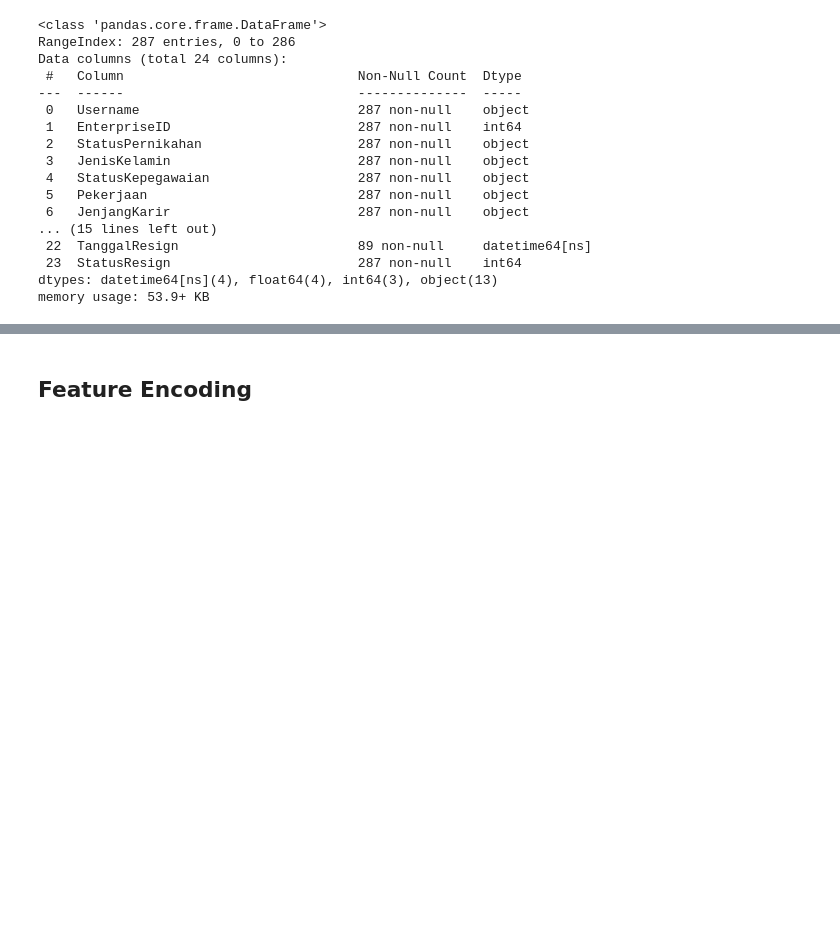
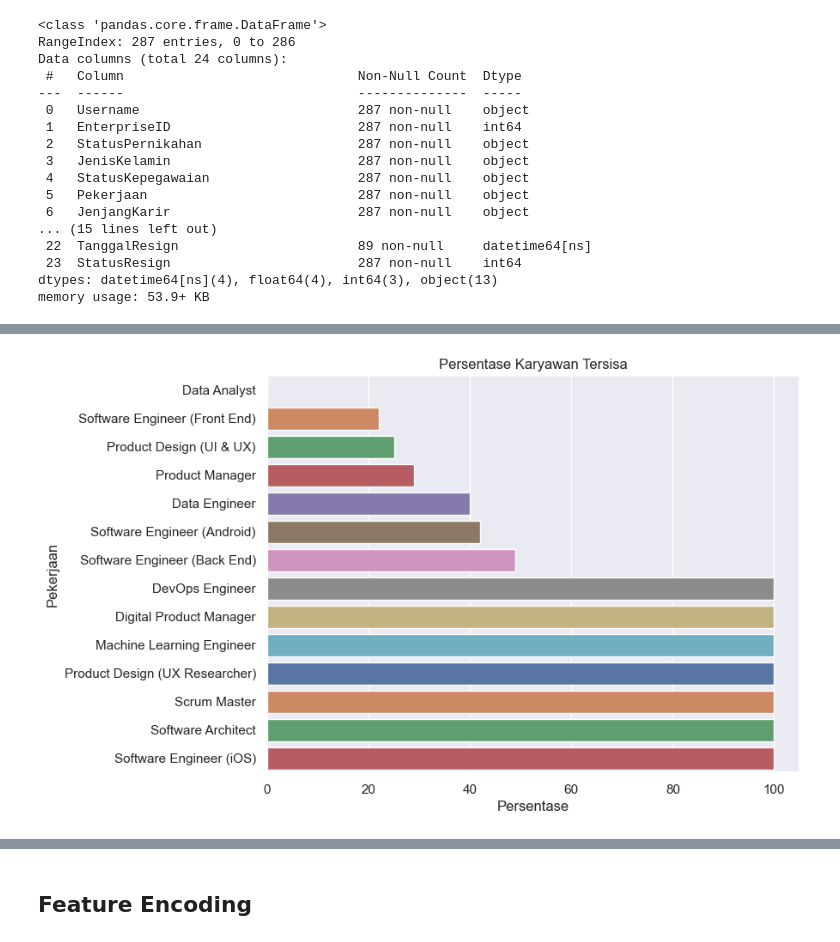
Before and after one commit to jedijm/Improving-Employee-Retention-using-Machine-Learning, a Jupyter notebook: Improving Employee Retention.ipynb, the cells around one changed output, grey strips where cells are left out. Saved outputs shown, nothing was run; the diff lists cells and outputs as text; code cells hidden in the pictures; blank space fills up the shorter version.

```diff
--- a/Improving Employee Retention.ipynb
+++ b/Improving Employee Retention.ipynb
@@ -482,0 +605,10 @@ df_eda.drop(columns = ('Username', 'EnterpriseID', 'NomorHP', 'email'))
+# %%
+df_occ_active.columns=('Pekerjaan', 'JumlahHiring')
+df_occ_resign.columns=('Pekerjaan', 'JumlahResign')
+# %%
+df_work = df_occ_active.merge(df_occ_resign, how = 'outer')
+df_work.fillna(0, inplace = True)
+df_work['JumlahResign']= df_work['JumlahResign'].astype(int)
+df_work['PersentaseKaryawanTersisa'] = (df_work['JumlahHiring'] - df_work['JumlahResign']) / (df_work['JumlahHiring'] + df_work['JumlahResign'])
+df_work['PersentaseKaryawanTersisa'] = df_work['PersentaseKaryawanTersisa'].round(2)*100
+df_work
@@ -482,0 +631,4 @@ df_eda.drop(columns = ('Username', 'EnterpriseID', 'NomorHP', 'email'))
+# %%
+df_work['PersentaseResign'] = (df_work['JumlahResign'] / (df_work['JumlahResign'] + df_work['JumlahHiring']))
+df_work['PersentaseResign'] = df_work['PersentaseResign'].round(2)*100
+df_work
@@ -482,0 +651,20 @@ df_eda.drop(columns = ('Username', 'EnterpriseID', 'NomorHP', 'email'))
+# %%
+df_work.sort_values(by='PersentaseKaryawanTersisa', inplace = True)
+# %%
+categories = df_work['Pekerjaan']
+colors = sns.color_palette("deep", n_colors=len(categories))
+
+
+# Create a bar plot with color
+plt.figure(figsize=(8, 6))
+sns.barplot(x='PersentaseKaryawanTersisa', y='Pekerjaan', data=df_work, palette=colors)
+
+# Add labels and title
+plt.xlabel('Persentase')
+plt.ylabel('Pekerjaan')
+plt.title('Persentase Karyawan Tersisa')
+
+# Show the plot
+plt.show()
+# %% [output]
+[figure, added]
```
Also changed, not shown: parts of 32 cells of this notebook.
